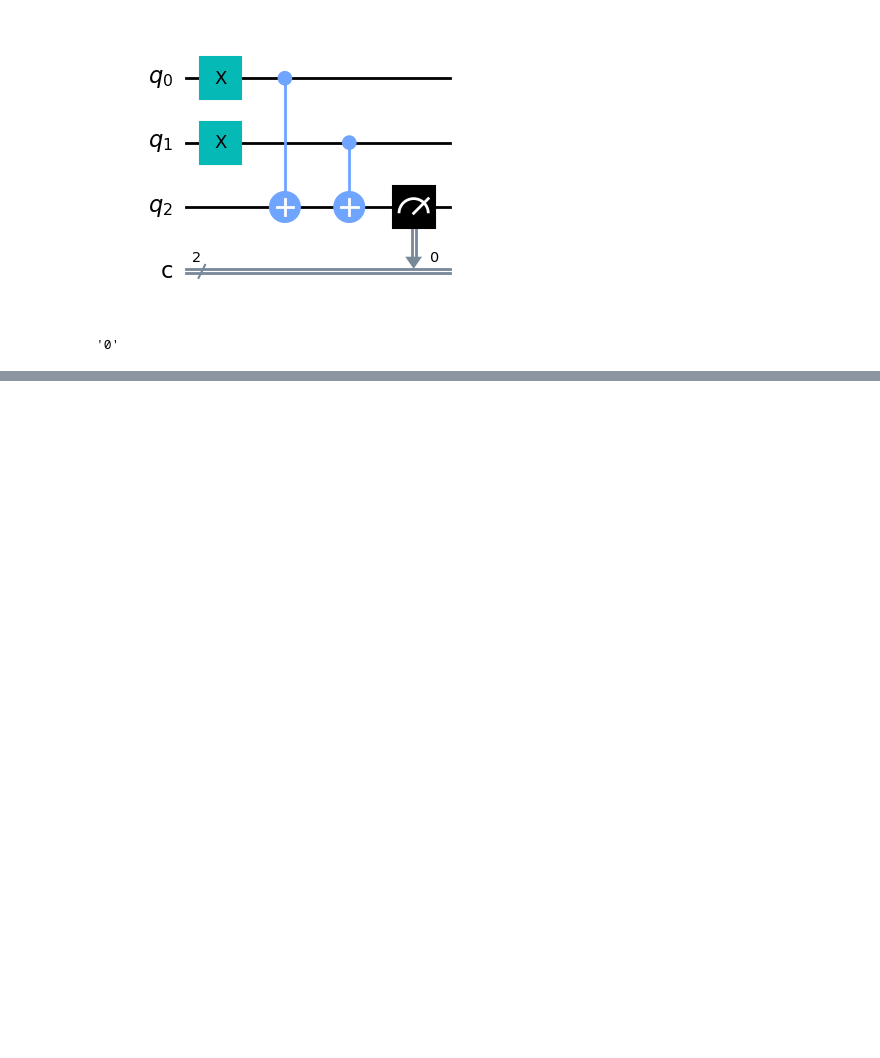
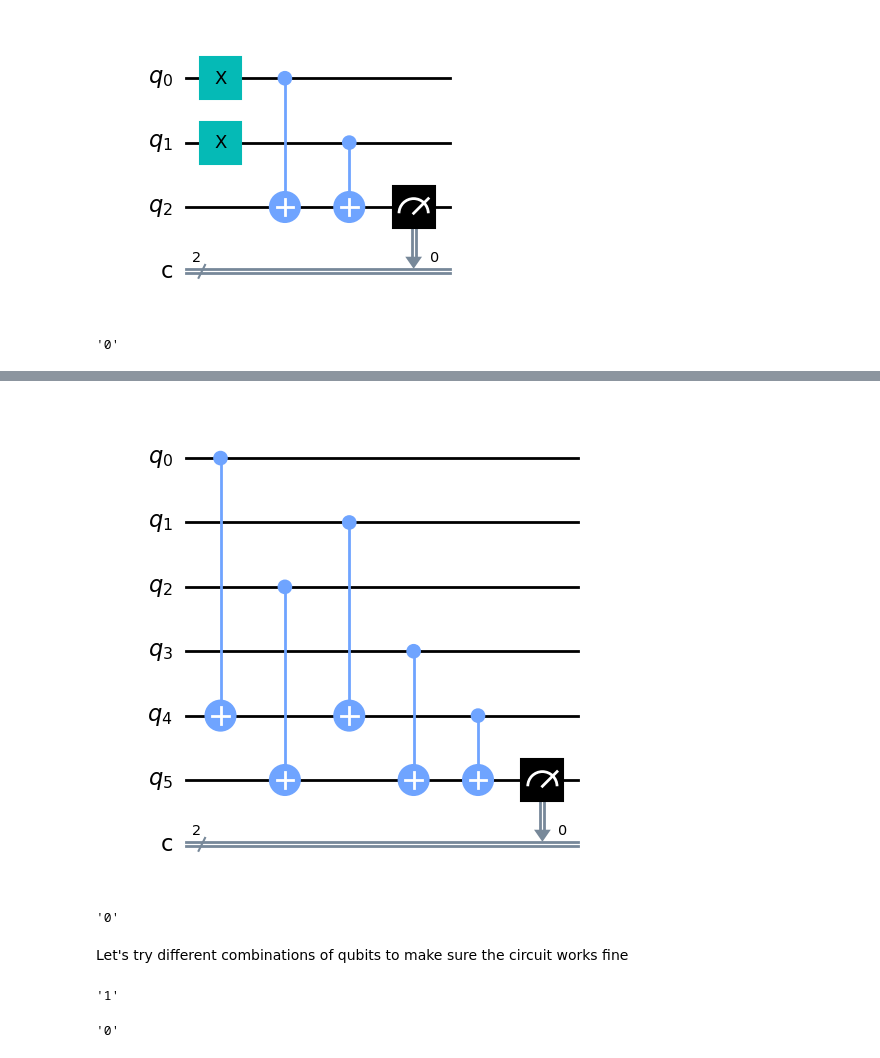
Before and after one commit to DaneshMorales/qubit-adder, a Jupyter notebook: 3_qubit_adder.ipynb, the cells around one changed output, grey strips where cells are left out. Saved outputs shown, nothing was run; the diff lists cells and outputs as text; code cells hidden in the pictures; blank space fills up the shorter version.

```diff
--- a/3_qubit_adder.ipynb
+++ b/3_qubit_adder.ipynb
@@ -109,0 +287,63 @@ list(result.get_counts())[0][-1]
+# %%
+qc = QuantumCircuit(6,2)
+
+qc.cx(0,4)
+qc.cx(1,4) ## Applies XOR gate to q0, q1 and stores the result in q4
+
+qc.cx(2,5)
+qc.cx(3,5) ## Applies XOR gate to q2, q3 (which is equal to 0) and stores the result in q5
+
+qc.cx(4,5) ## Applies the XOR gate to q4, q5 and stores the result in q5
+
+qc.measure(5,0) ## Measures q5
+
+qc.draw('mpl')
+# %% [output]
+[figure, added]
+# %%
+job = sim.run(qc)  # run the experiment
+result = job.result()   # get the results
+list(result.get_counts())[0][-1]
+# %% [output]
+'0'
+# %% [markdown]
+Let's try different combinations of qubits to make sure the circuit works fine
+# %%
+qc = QuantumCircuit(6,2)
+
+qc.x(0) ## Sets q0 to 1
+
+qc.cx(0,4)
+qc.cx(1,4)
+
+qc.cx(2,5)
+qc.cx(3,5)
+
+qc.cx(4,5)
+
+qc.measure(5,0)
+job = sim.run(qc)
+result = job.result()
+list(result.get_counts())[0][-1]
+# %% [output]
+'1'
+# %%
+qc = QuantumCircuit(6,2)
+
+qc.x(0) ## Sets q0 to 1
+qc.x(1) ## Sets q1 to 1
+
+qc.cx(0,4)
+qc.cx(1,4)
+
+qc.cx(2,5)
+qc.cx(3,5)
+
+qc.cx(4,5)
+
+qc.measure(5,0)
+job = sim.run(qc)
+result = job.result()
+list(result.get_counts())[0][-1]
+# %% [output]
+'0'
```
Also changed, not shown: parts of 35 cells of this notebook.
